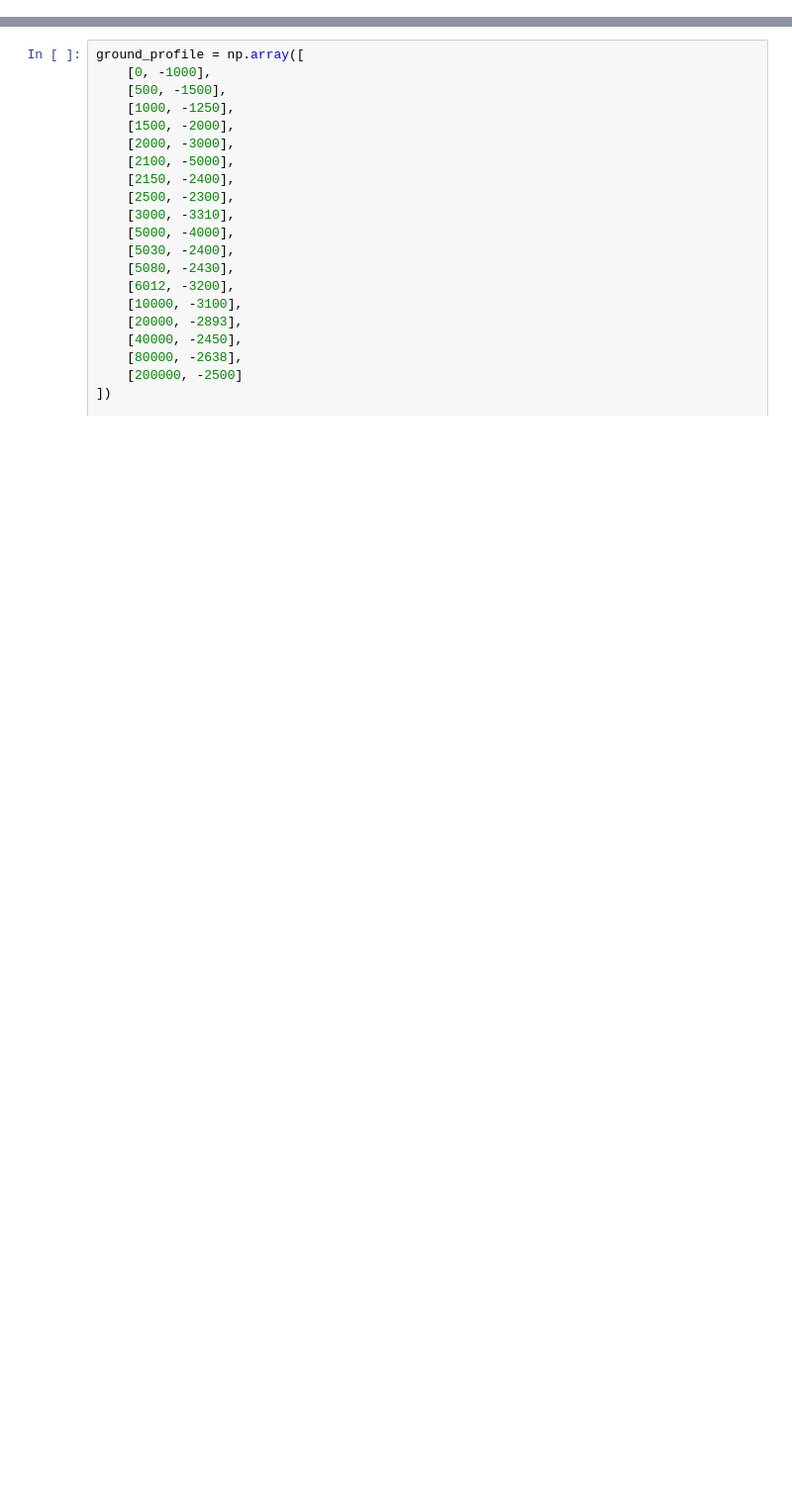
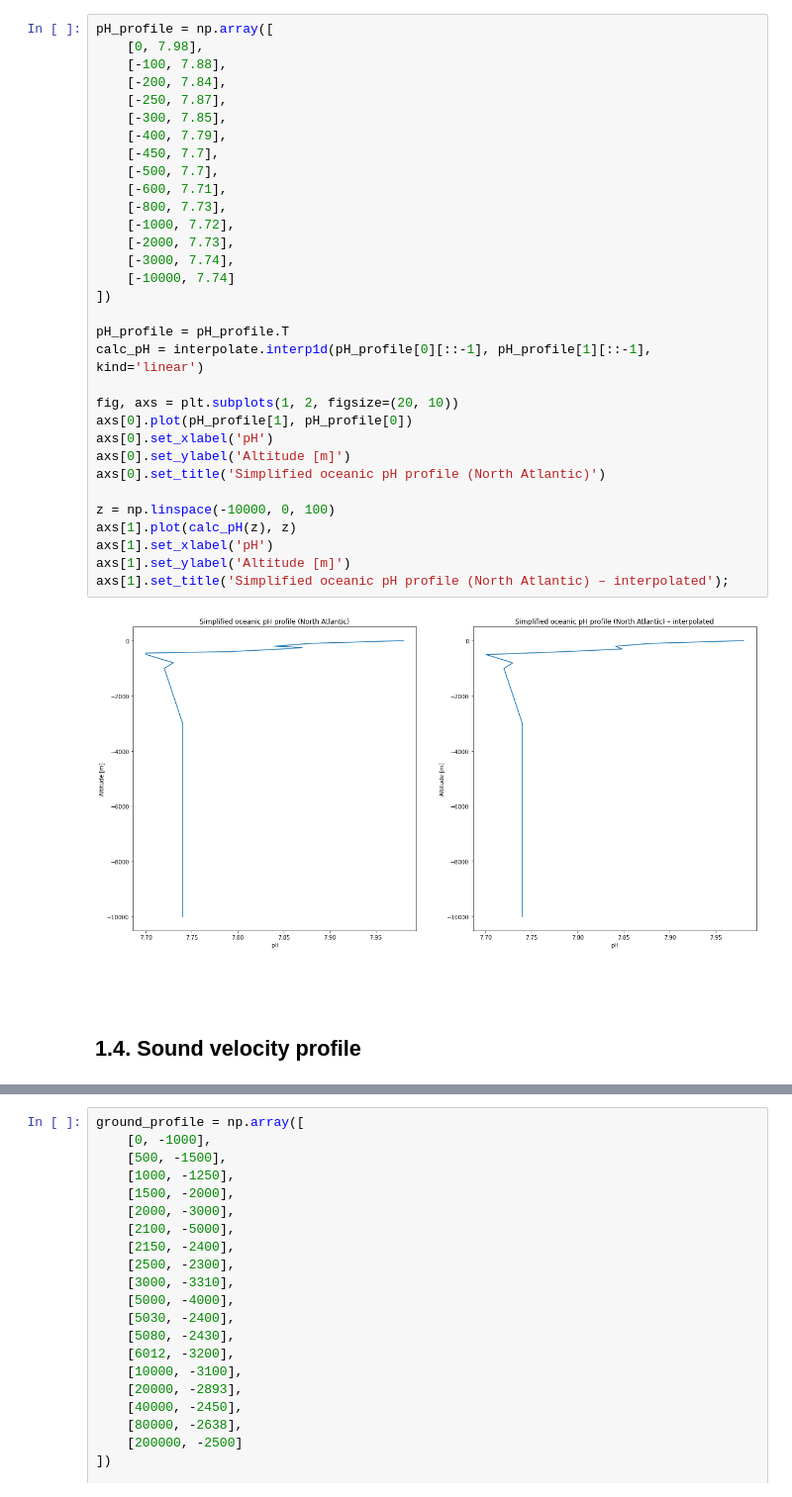
Before and after one commit to ahernot/data2021-bruits-mer, a Jupyter notebook: sound_propagation.ipynb, the cells around one changed output, grey strips where cells are left out. Shown at 99% size. Saved outputs shown, nothing was run; the diff lists cells and outputs as text; blank space fills up the shorter version.

```diff
--- a/sound_propagation.ipynb
+++ b/sound_propagation.ipynb
@@ -56 +69,39 @@ plt.show()
+# %%
+pH_profile = np.array([
+    [0, 7.98],
+    [-100, 7.88],
+    [-200, 7.84],
+    [-250, 7.87],
+    [-300, 7.85],
+    [-400, 7.79],
+    [-450, 7.7],
+    [-500, 7.7],
+    [-600, 7.71],
+    [-800, 7.73],
+    [-1000, 7.72],
+    [-2000, 7.73],
+    [-3000, 7.74],
+    [-10000, 7.74]
+])
+
+pH_profile = pH_profile.T
+calc_pH = interpolate.interp1d(pH_profile[0][::-1], pH_profile[1][::-1], kind='linear')
+
+fig, axs = plt.subplots(1, 2, figsize=(20, 10))
+axs[0].plot(pH_profile[1], pH_profile[0])
+axs[0].set_xlabel('pH')
+axs[0].set_ylabel('Altitude [m]')
+axs[0].set_title('Simplified oceanic pH profile (North Atlantic)')
+
+z = np.linspace(-10000, 0, 100)
+axs[1].plot(calc_pH(z), z)
+axs[1].set_xlabel('pH')
+axs[1].set_ylabel('Altitude [m]')
+axs[1].set_title('Simplified oceanic pH profile (North Atlantic) – interpolated');
+# %% [output]
+[figure, added]
+# %% [markdown]
+<br><br>
+
+## 1.4. Sound velocity profile
 # %%
```
Also changed, not shown: parts of 16 cells of this notebook.
